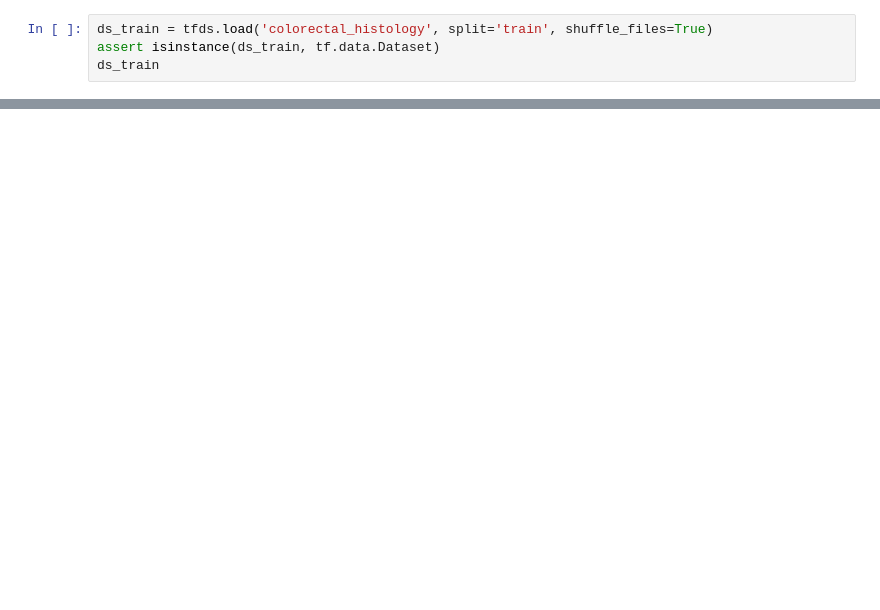
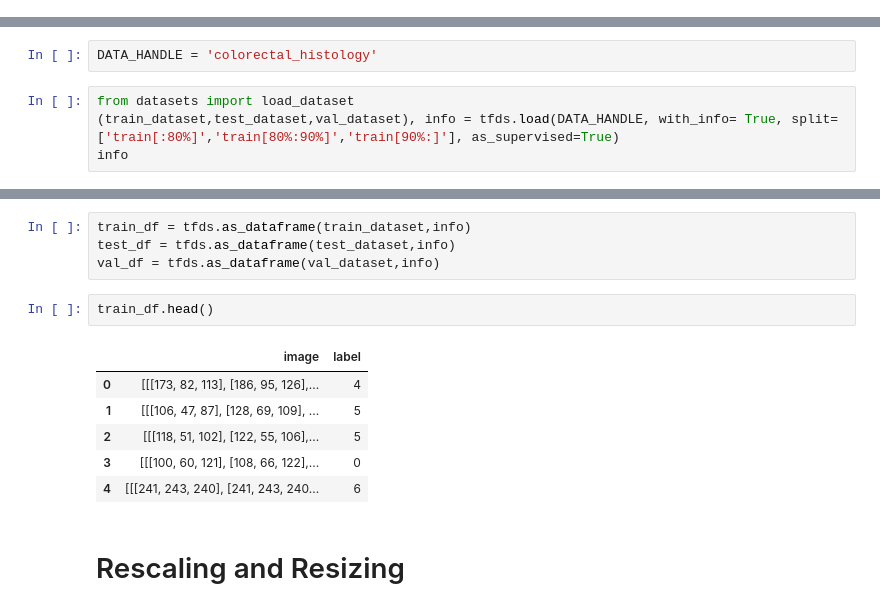
Before and after one commit to bendurand/supervised_learning_colorectal_histology, a Jupyter notebook: notebook.ipynb, the cells around one changed output, grey strips where cells are left out. Saved outputs shown, nothing was run; the diff lists cells and outputs as text; blank space fills up the shorter version.

```diff
--- a/notebook.ipynb
+++ b/notebook.ipynb
@@ -18,4 +12,0 @@ To enable them in other operations, rebuild TensorFlow with the appropriate comp
-# %%
-ds_train = tfds.load('colorectal_histology', split='train', shuffle_files=True)
-assert isinstance(ds_train, tf.data.Dataset)
-ds_train
@@ -24,0 +15,6 @@ Dl Completed...: 0 url [00:00, ? url/s]
+# %%
+DATA_HANDLE = 'colorectal_histology'
+# %%
+from datasets import load_dataset
+(train_dataset,test_dataset,val_dataset), info = tfds.load(DATA_HANDLE, with_info= True, split=['train[:80%]','train[80%:90%]','train[90%:]'], as_supervised=True)
+info
@@ -24,0 +47,15 @@ Dl Completed...: 0 url [00:00, ? url/s]
+# %%
+train_df = tfds.as_dataframe(train_dataset,info)
+test_df = tfds.as_dataframe(test_dataset,info)
+val_df = tfds.as_dataframe(val_dataset,info)
+# %%
+train_df.head()
+# %% [output]
+|  | image | label |
+| 0 | [[[173, 82, 113], [186, 95, 126],... | 4 |
+| 1 | [[[106, 47, 87], [128, 69, 109], ... | 5 |
+| 2 | [[[118, 51, 102], [122, 55, 106],... | 5 |
+| 3 | [[[100, 60, 121], [108, 66, 122],... | 0 |
+| 4 | [[[241, 243, 240], [241, 243, 240... | 6 |
+# %% [markdown]
+# Rescaling and Resizing
```
Also changed, not shown: parts of 18 cells of this notebook, 5 other files.
